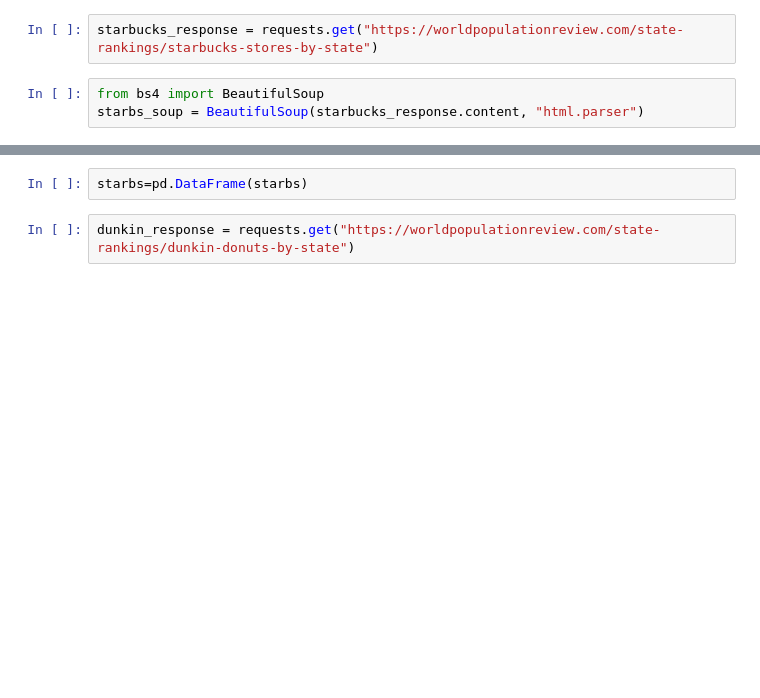
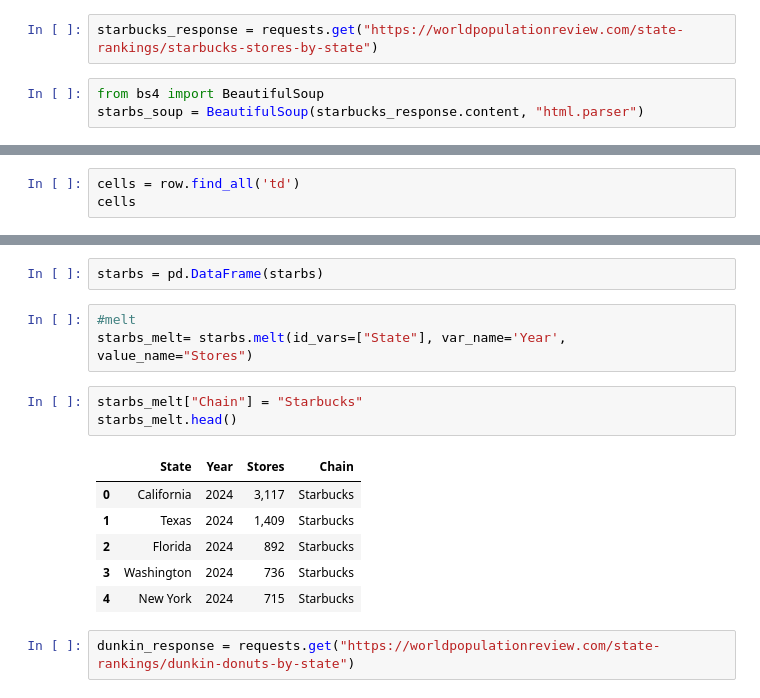
Before and after one commit to alexandragrover/GSB-544, a Jupyter notebook: Labs/Lab4/Lab4.ipynb, the cells around one changed output, grey strips where cells are left out. Saved outputs shown, nothing was run; the diff lists cells and outputs as text; blank space fills up the shorter version.

```diff
--- a/Labs/Lab4/Lab4.ipynb
+++ b/Labs/Lab4/Lab4.ipynb
@@ -22,0 +33,3 @@ table
+# %%
+cells = row.find_all('td')
+cells
@@ -38,6 +68,19 @@ for row in table.find_all("tr")[1:]:
   })
 # %%
-starbs=pd.DataFrame(starbs)
+starbs = pd.DataFrame(starbs)
+# %%
+#melt
+starbs_melt= starbs.melt(id_vars=["State"], var_name='Year', value_name="Stores")
+# %%
+starbs_melt["Chain"] = "Starbucks"
+starbs_melt.head()
+# %% [output]
+|  | State | Year | Stores | Chain |
+| 0 | California | 2024 | 3,117 | Starbucks |
+| 1 | Texas | 2024 | 1,409 | Starbucks |
+| 2 | Florida | 2024 | 892 | Starbucks |
+| 3 | Washington | 2024 | 736 | Starbucks |
+| 4 | New York | 2024 | 715 | Starbucks |
 # %%
 dunkin_response = requests.get("https://worldpopulationreview.com/state-rankings/dunkin-donuts-by-state")
 # %%
```
Also changed, not shown: parts of 15 cells of this notebook.
